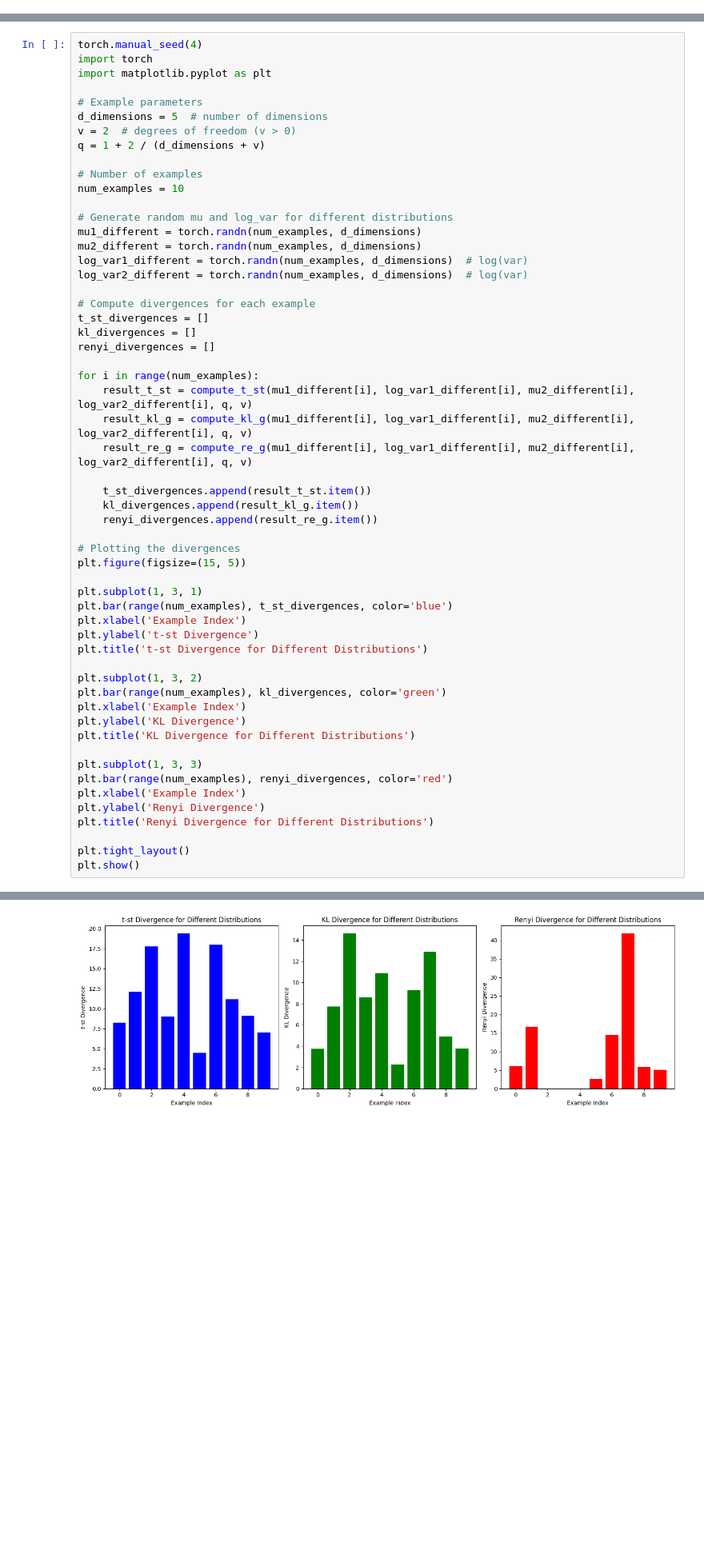
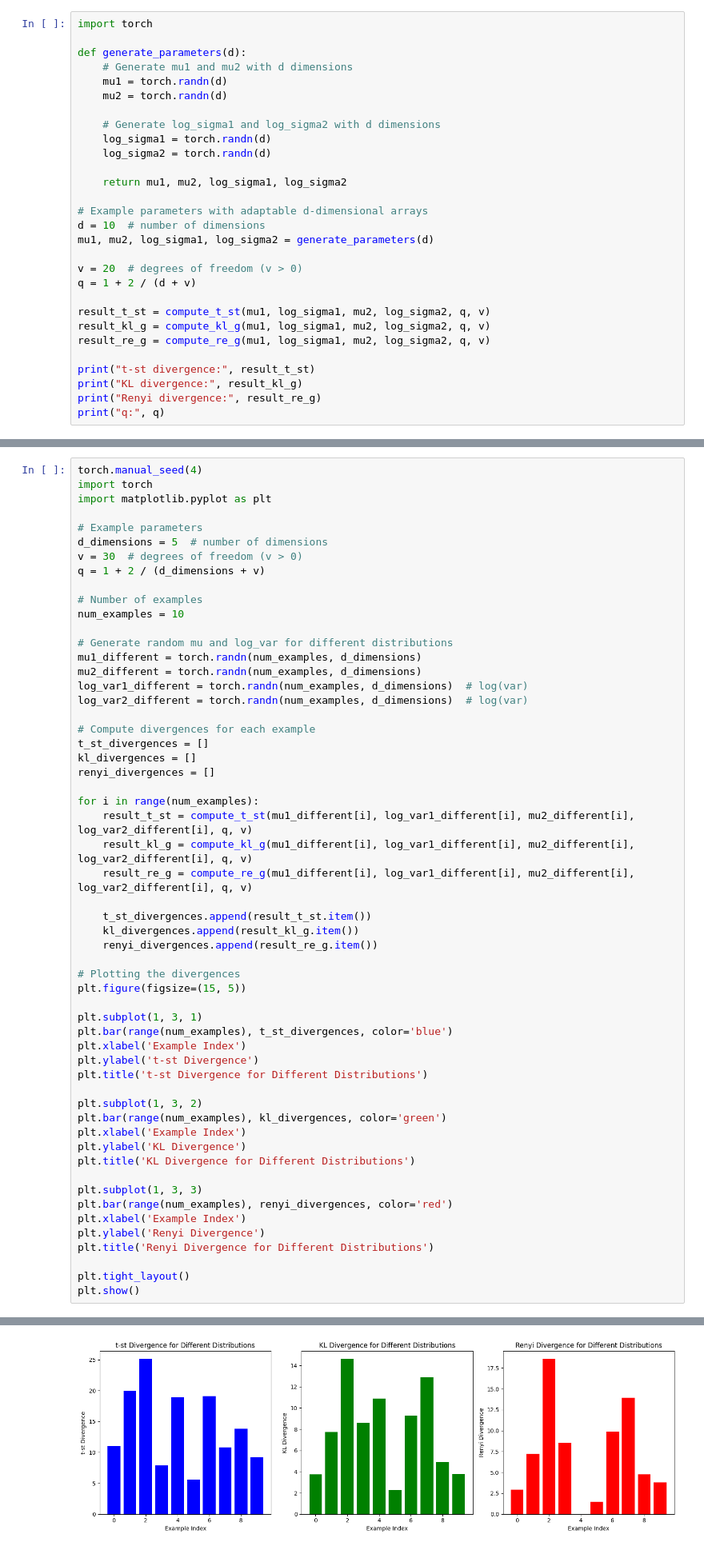
Before and after one commit to naimaeb/gvcl_fork, a Jupyter notebook: notebooks/run_renyi.ipynb, the cells around one changed output, grey strips where cells are left out. Shown at 80% size. Cells and saved outputs as stored; diff of their text form; blank space fills up the shorter version.

```diff
--- a/notebooks/run_renyi.ipynb
+++ b/notebooks/run_renyi.ipynb
@@ -319,0 +409,29 @@ q: 1.6666666666666665
+# %%
+import torch
+
+def generate_parameters(d):
+    # Generate mu1 and mu2 with d dimensions
+    mu1 = torch.randn(d)
+    mu2 = torch.randn(d)
+
+    # Generate log_sigma1 and log_sigma2 with d dimensions
+    log_sigma1 = torch.randn(d)
+    log_sigma2 = torch.randn(d)
+
+    return mu1, mu2, log_sigma1, log_sigma2
+
+# Example parameters with adaptable d-dimensional arrays
+d = 10  # number of dimensions
+mu1, mu2, log_sigma1, log_sigma2 = generate_parameters(d)
+
+v = 20  # degrees of freedom (v > 0)
+q = 1 + 2 / (d + v)
+
+result_t_st = compute_t_st(mu1, log_sigma1, mu2, log_sigma2, q, v)
+result_kl_g = compute_kl_g(mu1, log_sigma1, mu2, log_sigma2, q, v)
+result_re_g = compute_re_g(mu1, log_sigma1, mu2, log_sigma2, q, v)
+
+print("t-st divergence:", result_t_st)
+print("KL divergence:", result_kl_g)
+print("Renyi divergence:", result_re_g)
+print("q:", q)
@@ -324,7 +454,7 @@ import matplotlib.pyplot as plt
 
 # Example parameters
 d_dimensions = 5  # number of dimensions
-v = 2  # degrees of freedom (v > 0)
+v = 30  # degrees of freedom (v > 0)
 q = 1 + 2 / (d_dimensions + v)
 
 # Number of examples
@@ -377,4 +524,4 @@ plt.show()
-[figure, old version]
+[figure, new version]
 # %% [markdown]
 Sanity check that what is being done is computing the KL for a diagonal covariance matrix. With compute_kl true we can introduce interdependencies, try with it as well
 # %%
```
Also changed, not shown: parts of 14 cells of this notebook, 7 other files.
